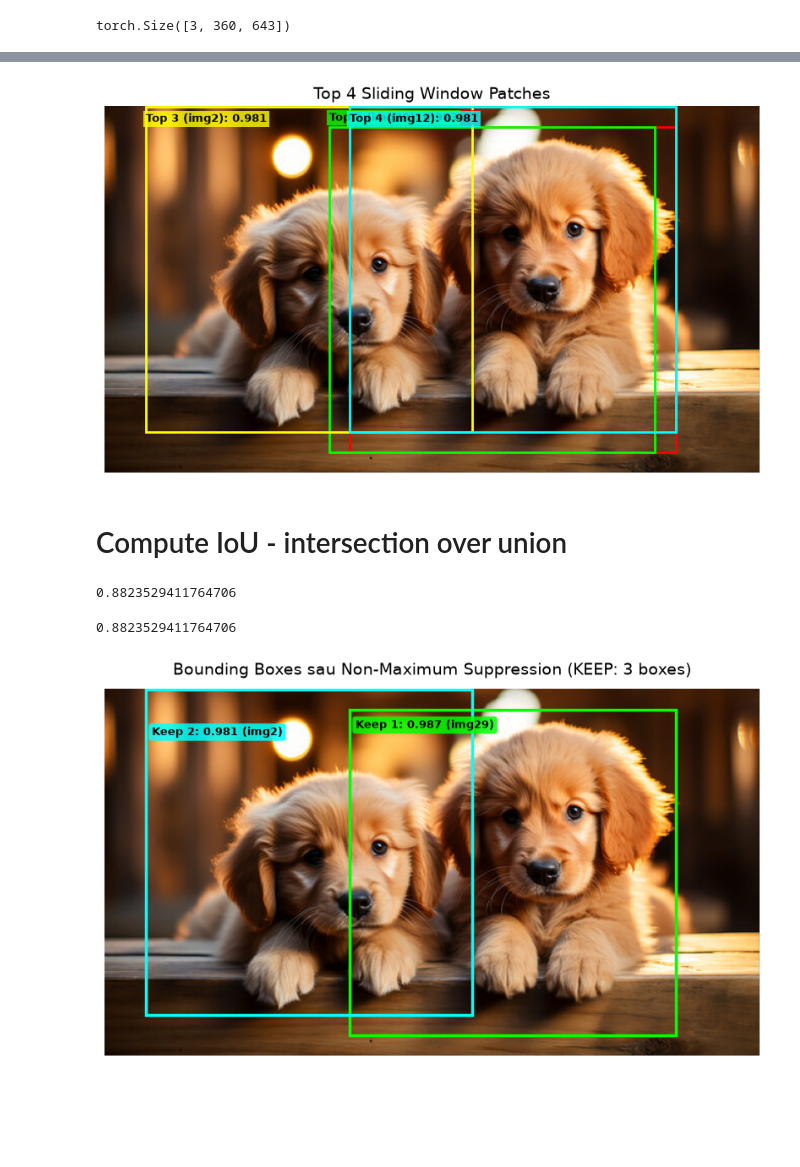
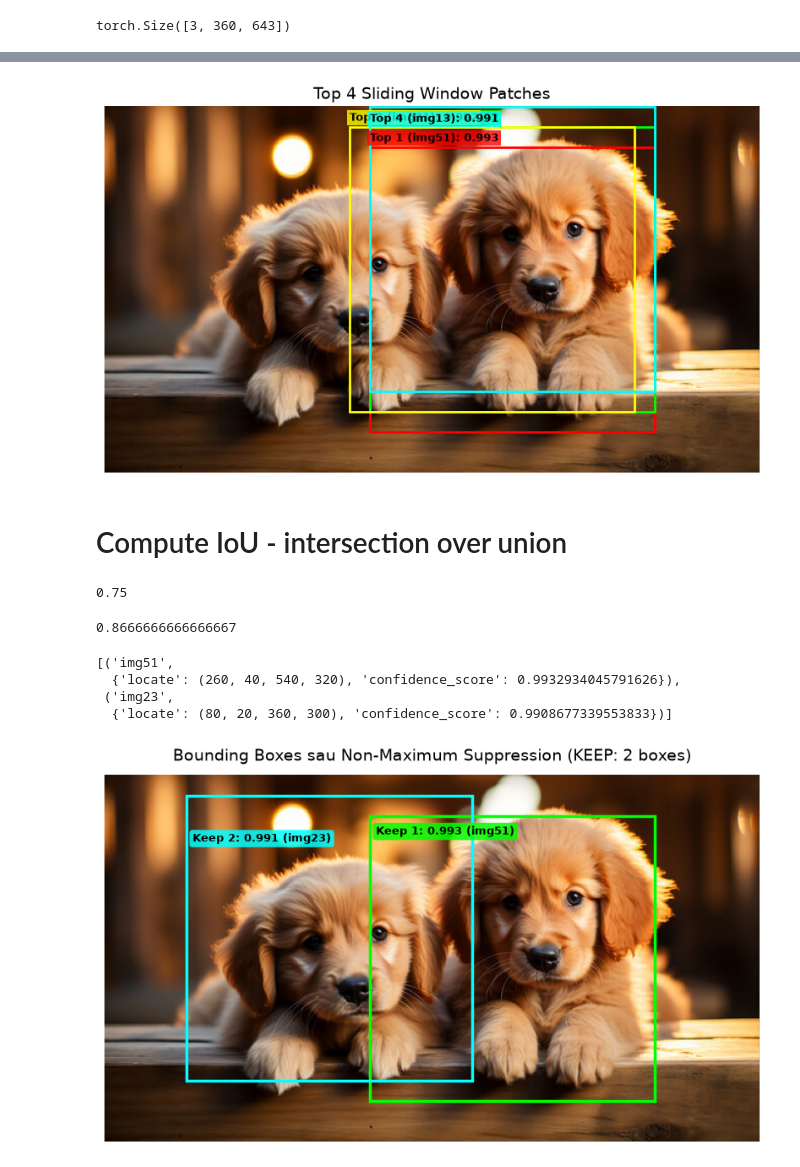
Before and after one commit to ChienDoanDuy204/Introduce-Object-Detection-, a Jupyter notebook: notebooks/Object_Detection_ResNet18.ipynb, the cells around one changed output, grey strips where cells are left out. Saved outputs shown, nothing was run; the diff lists cells and outputs as text; code cells hidden in the pictures; blank space fills up the shorter version.

```diff
--- a/notebooks/Object_Detection_ResNet18.ipynb
+++ b/notebooks/Object_Detection_ResNet18.ipynb
@@ -106,7 +106,7 @@ _, h, w = img.shape
 # Kích thước của 1 PATCH khi đưa vào mô hình ResNet18
 Resize_transformer = transforms.Resize((224,224))
 IMAGE_PATCH_INFOR = {}
-PATCH_SIZE = 320
+PATCH_SIZE = 280
 step = 20
 Patch_cout = 0
 for y in range(0, h - PATCH_SIZE + 1, step):
@@ -198,7 +198,7 @@ plt.title(f"Top {TOP_K} Sliding Window Patches", fontsize=14)
 plt.axis('off')
 plt.show()
 # %% [output]
-[figure, old version]
+[figure, new version]
 # %% [markdown]
 # Compute IoU - intersection over union
 # %%
@@ -236,24 +236,24 @@ x21, y21, x22, y22 = IMAGE_PATCH_INFOR_SORTED[3][1]['locate']
 # %%
 Compute_IoU(x11, y11, x12, y12, x21, y21, x22, y22)
 # %% [output]
-0.8823529411764706
+0.75
 # %%
 x21, y21, x22, y22 = IMAGE_PATCH_INFOR_SORTED[1][1]['locate']
 # %%
 Compute_IoU(x11, y11, x12, y12, x21, y21, x22, y22)
 # %% [output]
-0.8823529411764706
+0.8666666666666667
 # %%
 # Tập GIỮ LẠI CANDIDATE - BOUNDING_BOX - tập ứng viên BOUDING BOX
 KEEP = [IMAGE_PATCH_INFOR_SORTED.pop(0)]
 # thresshold - Ngưỡng để loại bỏ những bbx có sự chồng lấn vượt quá thresshold
-threshold = 0.5
+threshold = 0.35
 while len(IMAGE_PATCH_INFOR_SORTED):
     # List Index cần xóa
     list_del = []
     for i in range (len(IMAGE_PATCH_INFOR_SORTED)):
         IoU = Compute_IoU(*KEEP[-1][1]['locate'], *IMAGE_PATCH_INFOR_SORTED[i][1]['locate'])
-        if  IoU > threshold:
+        if  IoU >= threshold:
             list_del.append(i)
     # Xóa bbx thỏa mãn > threshold
     for i in sorted(list_del,reverse=True):
@@ -262,6 +262,13 @@ while len(IMAGE_PATCH_INFOR_SORTED):
     IMAGE_PATCH_INFOR_SORTED = sorted(IMAGE_PATCH_INFOR_SORTED,key= lambda x: x[1]['confidence_score'], reverse=True)
     if len(IMAGE_PATCH_INFOR_SORTED):
         KEEP.append(IMAGE_PATCH_INFOR_SORTED.pop(0))
+# %%
+KEEP
+# %% [output]
+[('img51',
+  {'locate': (260, 40, 540, 320), 'confidence_score': 0.9932934045791626}),
+ ('img23',
+  {'locate': (80, 20, 360, 300), 'confidence_score': 0.9908677339553833})]
 # %%
 import matplotlib.pyplot as plt
 import matplotlib.patches as patches
@@ -275,7 +282,7 @@ ax.imshow(orig_img)
 # Bảng màu hiển thị cho từng box
 colors = ['lime', 'cyan', 'yellow', 'magenta', 'red', 'orange']
 
-for i, (patch_name, patch_info) in enumerate(KEEP[:2]):
+for i, (patch_name, patch_info) in enumerate(KEEP):
     x1, y1, x2, y2 = patch_info['locate']
     score = patch_info['confidence_score']
     w = x2 - x1
@@ -284,31 +291,31 @@ for i, (patch_name, patch_info) in enumerate(KEEP[:2]):
     color = colors[i % len(colors)]
 
     # Vẽ bounding box
     rect = patches.Rectangle(
         (x1, y1), w, h,
         linewidth=2.5,
         edgecolor=color,
         facecolor='none'
     )
     ax.add_patch(rect)
 
     # Đặt vị trí nhãn so le theo trục y để nhãn không bị đè lên nhau nếu các box liền kề
     y_text = y1 + 18 if i % 2 == 0 else y1 + 45
 
     # Hiển thị thông tin patch & confidence score
     label = f"Keep {i+1}: {score:.3f} ({patch_name})"
     ax.text(
         x1 + 6,
         y_text,
         label,
         color='black',
         fontsize=9,
         fontweight='bold',
         bbox=dict(facecolor=color, alpha=0.85, edgecolor='none', boxstyle='round,pad=0.3')
     )
 
 plt.title(f"Bounding Boxes sau Non-Maximum Suppression (KEEP: {len(KEEP)} boxes)", fontsize=14, pad=12)
 plt.axis('off')
 plt.show()
 # %% [output]
-[figure, old version]
+[figure, new version]
```
Also changed, not shown: parts of 1 cell of this notebook.
